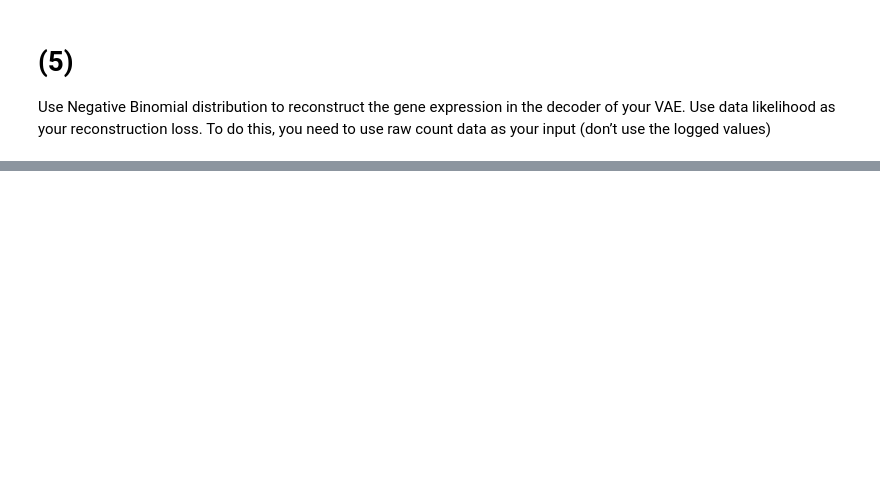
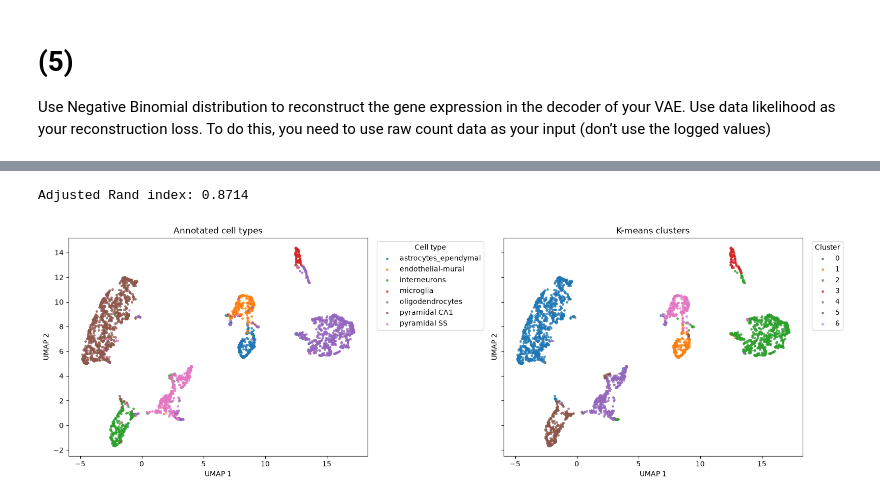
Before and after one commit to 6x7p3/lab_entry_test, a Jupyter notebook: Question_1/Problem 1.ipynb, the cells around one changed output, grey strips where cells are left out. Cells and saved outputs as stored; diff of their text form; code cells hidden in the pictures; blank space fills up the shorter version.

```diff
--- a/Question_1/Problem 1.ipynb
+++ b/Question_1/Problem 1.ipynb
@@ -504,0 +156,42 @@ Epoch 30 | NB NLL 11828.22 | KL 53.45 | total 11881.68 | max logvar -1.80
+# %%
+import matplotlib.pyplot as plt
+import numpy as np
+import umap
+from scanpy.io import read_h5ad
+from sklearn.cluster import KMeans
+from sklearn.metrics import adjusted_rand_score
+
+from model import RANDOM_SEED, VAE, load_latent_means
+
+adata = read_h5ad("cortex_preprocessed.h5ad")
+latent_means = load_latent_means(VAE, "checkpoints/cortex_vae.pt", adata.layers["scaled"])
+cell_types = adata.obs["label"]
+kmeans = KMeans(n_clusters=cell_types.nunique(), init="random", n_init=1, random_state=RANDOM_SEED)
+clusters = kmeans.fit_predict(latent_means)
+print(f"Adjusted Rand index: {adjusted_rand_score(cell_types, clusters):.4f}")
+
+embedding = umap.UMAP(
+    n_components=2,
+    n_neighbors=30,
+    min_dist=0.1,
+    metric="euclidean",
+    random_state=42,
+    n_jobs=1,
+    compatibility_layout=True,
+).fit_transform(latent_means)
+
+figure, (truth_axis, cluster_axis) = plt.subplots(1, 2, figsize=(16, 6), sharex=True, sharey=True)
+for axis, labels, title, legend_title in (
+    (truth_axis, cell_types.to_numpy(), "Annotated cell types", "Cell type"),
+    (cluster_axis, clusters, "K-means clusters", "Cluster"),
+):
+    for label in np.unique(labels):
+        points = embedding[labels == label]
+        axis.scatter(*points.T, label=str(label), s=12, alpha=0.8, linewidths=0)
+    axis.set(xlabel="UMAP 1", ylabel="UMAP 2", title=title, aspect="equal")
+    axis.legend(title=legend_title, loc="upper left", bbox_to_anchor=(1.02, 1))
+figure.tight_layout()
+plt.show()
+# %% [output]
+Adjusted Rand index: 0.8714
+[figure, added]
```
Also changed, not shown: parts of 20 cells of this notebook, 49 other files.
